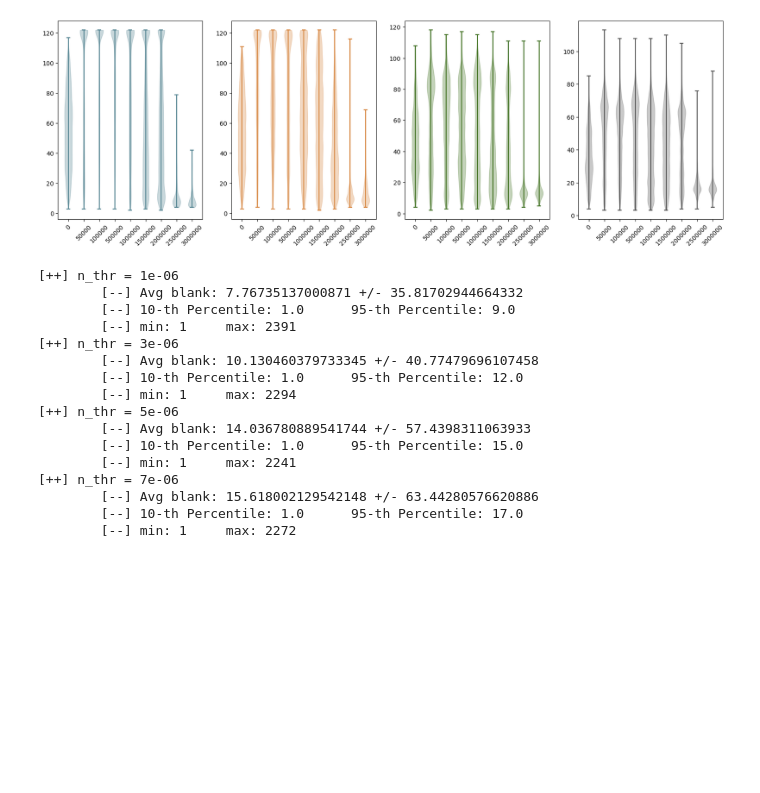
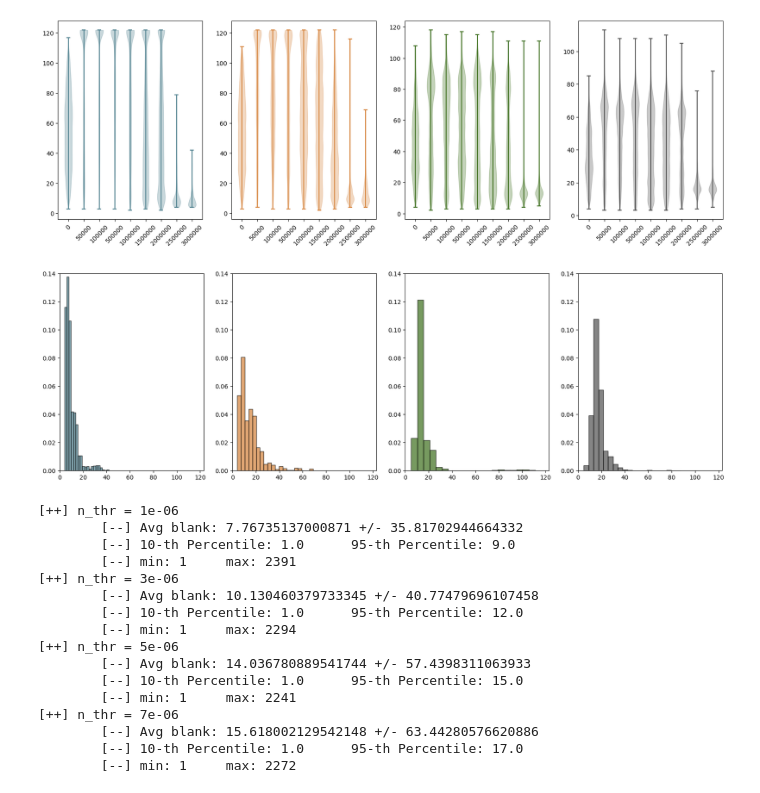
Before and after one commit to PimLb/pynav, a Jupyter notebook: notebooks/PaperFigures.ipynb, the cells around one changed output. Cells and saved outputs as stored; diff of their text form; code cells hidden in the pictures; blank space fills up the shorter version.

```diff
--- a/notebooks/PaperFigures.ipynb
+++ b/notebooks/PaperFigures.ipynb
@@ -503,6 +555,32 @@ for (idx, label) in zip(range(4), data_labels):
 fig.savefig(f"{out_path}/performance/failed_positions_during_training.pdf", bbox_inches='tight')
 # %% [output]
 [figure]
+# %%
+
+
+
+fig, axes = plt.subplots(1, 4, figsize=(20, 6))
+
+for (idx, label) in zip(range(4), data_labels):
+  axes[idx].hist(last_detections[data_labels[idx].lower()][-1], bins=20, color=box_colors[idx], edgecolor='black', alpha=0.7, density=True)
+  axes[idx].set_xlim([0.0, data.shape[2]])
+  axes[idx].set_ylim([0.0, 0.14])
+    # violin = axes[idx].violinplot(last_detections[data_labels[idx].lower()], positions=range(len(Q_nums)))
+
+
+    # for e in violin['bodies']:
+    #     e.set_facecolor(box_colors[idx])
+    #     e.set_edgecolor(box_colors[idx])
+
+    # for lab in ['cbars', 'cmins', 'cmaxes']:
+    #     violin[lab].set_edgecolor(box_colors[idx])
+    #     violin[lab].set_facecolor(box_colors[idx])
+
+#    axes[idx].set_ylim([0, 30])
+#  axes[idx].set_xticks(range(len(Q_nums)), Q_nums, rotation=45)
+#fig.savefig(f"{out_path}/performance/failed_positions_during_training.pdf", bbox_inches='tight')
+# %% [output]
+[figure, added]
 # %%
 data = np.load("/storage/rando/data/nose_data_27_123.npy") # replace with your data path
 
```
Also changed, not shown: parts of 35 cells of this notebook, 4 other files.
